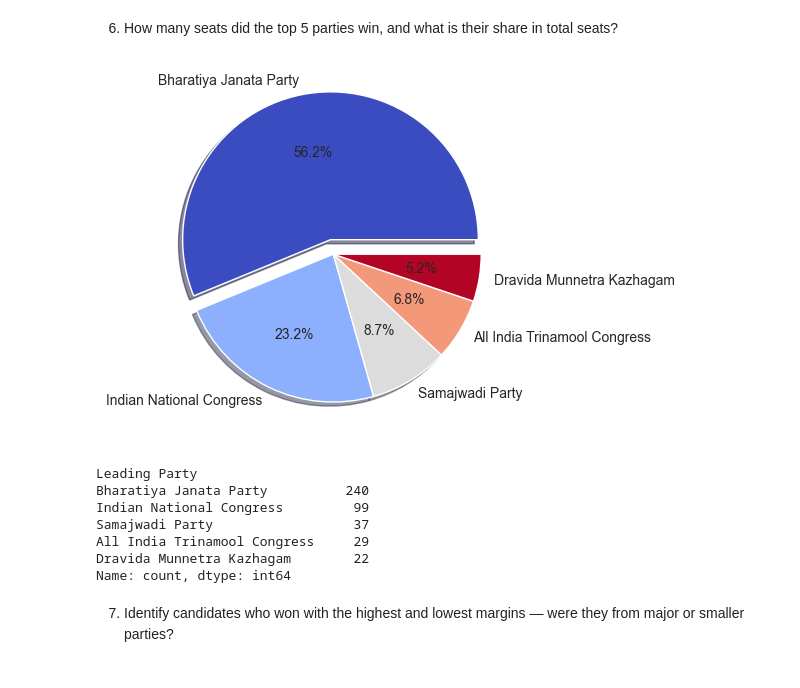
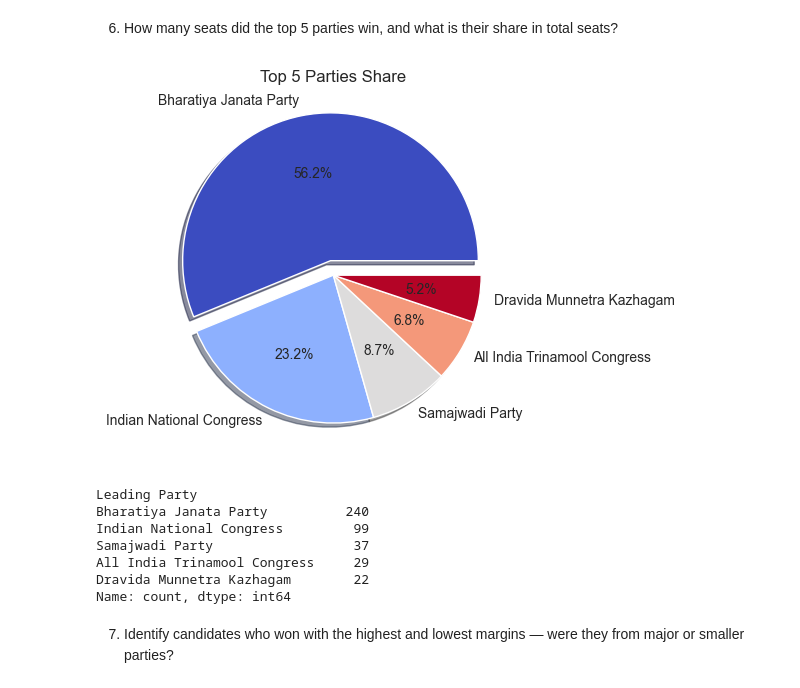
Before and after one commit to RohitKumarSain/Lok-Sabha-Election-2024, a Jupyter notebook: election_result.ipynb, the cells around one changed output. Cells and saved outputs as stored; diff of their text form; code cells hidden in the pictures.

```diff
--- a/election_result.ipynb
+++ b/election_result.ipynb
@@ -252,17 +249,18 @@ array(['AJMER', 'ALWAR', 'Adilabad', 'Agra', 'Ahmedabad East',
 # %%
 df.head()
 top_5_leading_party = df["Leading Party"].value_counts().sort_values(ascending=False).head(5)
 cmap = plt.get_cmap('coolwarm')
 plt.pie(top_5_leading_party.values,
         labels=top_5_leading_party.index,
         autopct="%1.1f%%",
         explode=[0.1,0,0,0,0],
         shadow=True,
         colors=[cmap(i) for i in np.linspace(0,1,len(top_5_leading_party.index))])
+plt.title("Top 5 Parties Share")
 plt.show()
 print(top_5_leading_party)
 # %% [output]
-[figure, old version]
+[figure, new version]
 Leading Party
 Bharatiya Janata Party          240
 Indian National Congress         99
```
Also changed, not shown: parts of 5 cells of this notebook.
